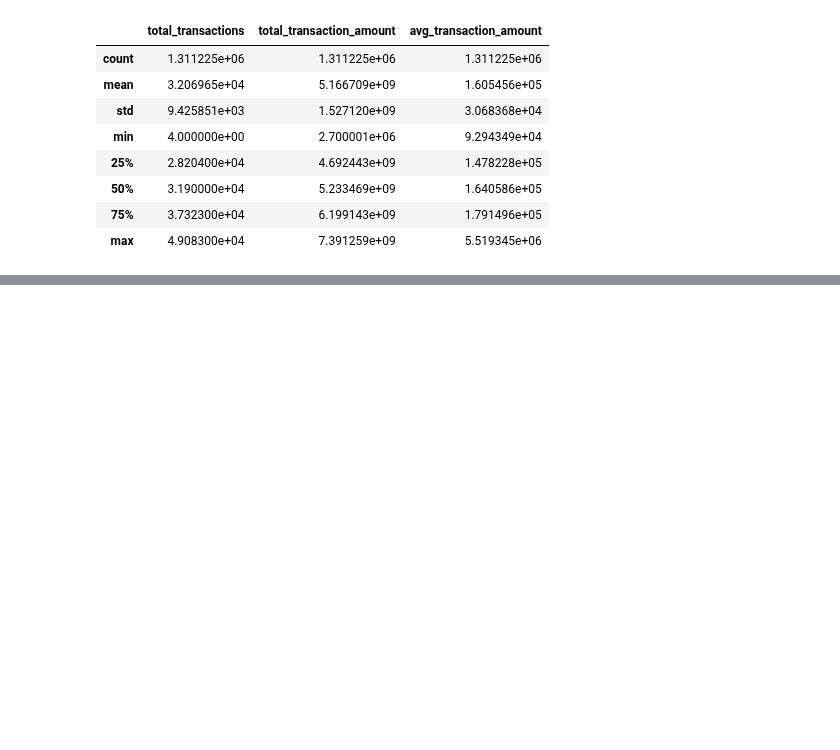
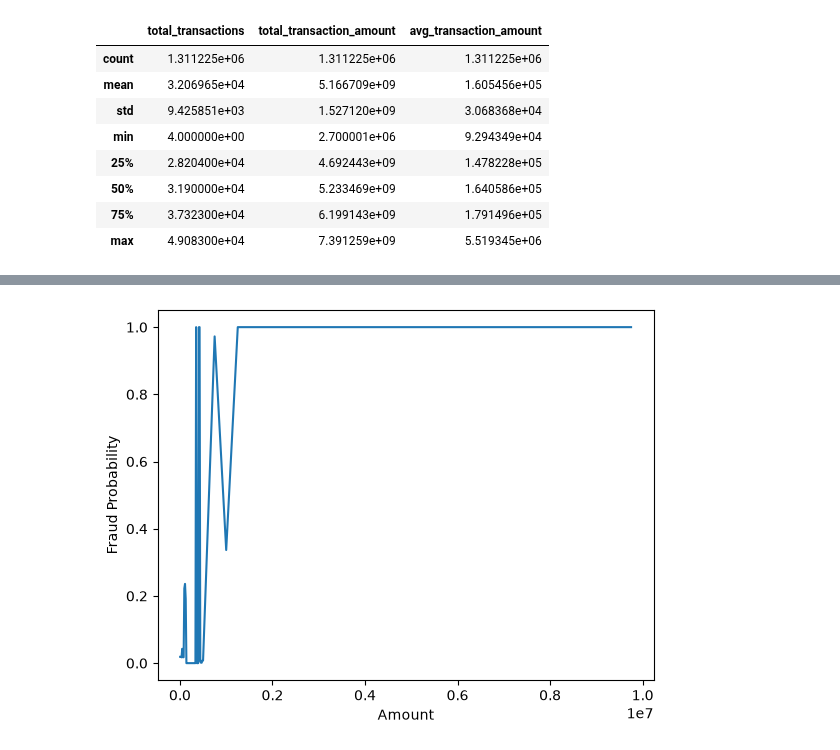
Before and after one commit to anushka-saini/Cost-Aware-Fraud-Detection-with-Delay-Aware-Decisioning, a Jupyter notebook: notebooks/02_modeling.ipynb, the cells around one changed output, grey strips where cells are left out. Saved outputs shown, nothing was run; the diff lists cells and outputs as text; code cells hidden in the pictures; blank space fills up the shorter version.

```diff
--- a/notebooks/02_modeling.ipynb
+++ b/notebooks/02_modeling.ipynb
@@ -495,0 +574,26 @@ X_train[["total_transactions", "total_transaction_amount", "avg_transaction_amou
+# %%
+test_amounts = list(range(5000, 500000, 15000)) + list(range(500000, 10000000, 250000))
+
+sweep_results = []
+for amt in test_amounts:
+    row = pd.DataFrame([{
+        'amount': amt,
+        'destination_transactions_last_24h': 0,
+        'destination_transactions_last_7d': 0,
+        'destination_avg_previous_amount': 0,
+        'destination_amount_deviation': amt,
+        'destination_is_first_transaction': 1,
+        'origin_balance_error': 0,
+        'destination_balance_error': amt,
+        'destination_balance_is_zero': 1,
+        'total_transactions': 31900,
+        'total_transaction_amount': 5233469000,
+        'avg_transaction_amount': 164058.6,
+        'type_CASH_IN': False, 'type_CASH_OUT': True, 'type_DEBIT': False,
+        'type_PAYMENT': False, 'type_TRANSFER': False,
+    }])[feature_columns]
+    prob = lgb_model.predict_proba(row)[:, 1][0]
+    sweep_results.append({"amount": amt, "prob": prob})
+
+sweep_df = pd.DataFrame(sweep_results)
+print(sweep_df)
@@ -495,0 +615,8 @@ X_train[["total_transactions", "total_transaction_amount", "avg_transaction_amou
+# %%
+# find where probability crosses key thresholds
+print(sweep_df[(sweep_df["prob"] >= 0.01) & (sweep_df["prob"] <= 0.99)])
+
+# check monotonicity - flag any amount where prob DROPS compared to a smaller amount
+sweep_df["prob_diff"] = sweep_df["prob"].diff()
+print("\nRows where probability decreased vs. previous (smaller) amount:")
+print(sweep_df[sweep_df["prob_diff"] < -0.01])
@@ -495,0 +641,8 @@ X_train[["total_transactions", "total_transaction_amount", "avg_transaction_amou
+# %%
+import matplotlib.pyplot as plt
+plt.plot(sweep_df["amount"], sweep_df["prob"])
+plt.xlabel("Amount")
+plt.ylabel("Fraud Probability")
+plt.show()
+# %% [output]
+[figure, added]
```
Also changed, not shown: parts of 12 cells of this notebook, 1 other file.
